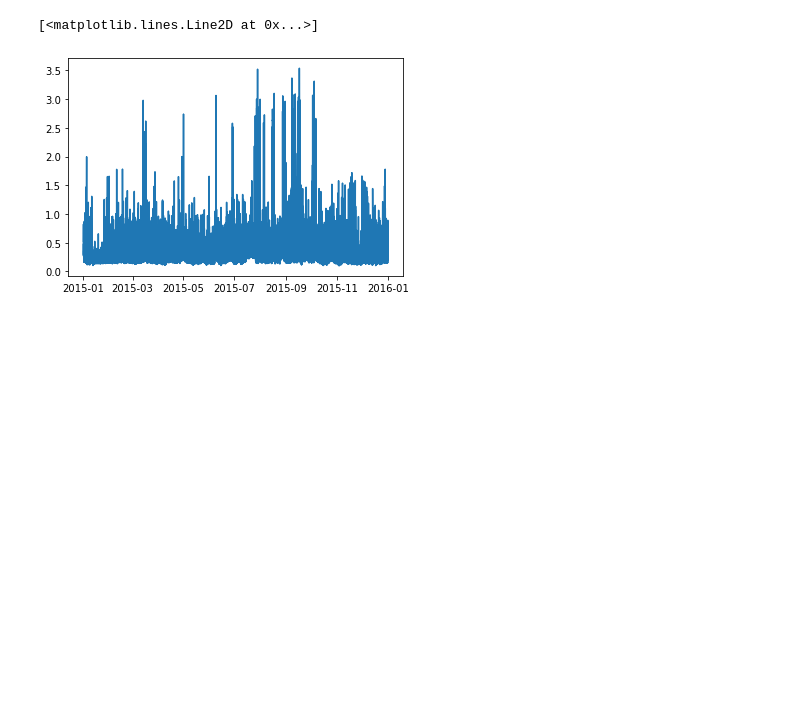
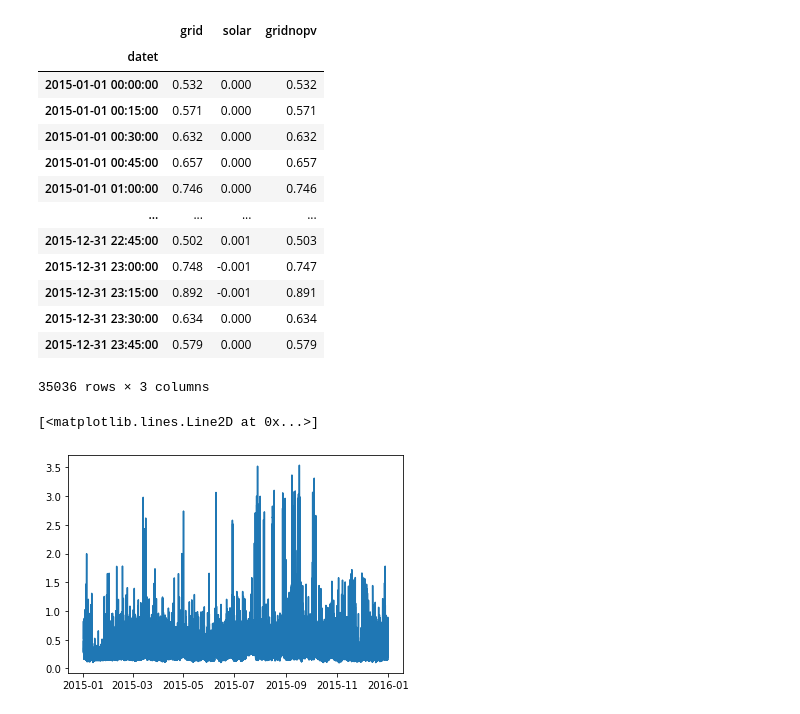
Before and after one commit to kevinrussellmoy/optimal-btm-storage-dispatch, a Jupyter notebook: csv_mod.ipynb, the cells around one changed output. Cells and saved outputs as stored; diff of their text form; code cells hidden in the pictures; blank space fills up the shorter version.

```diff
--- a/csv_mod.ipynb
+++ b/csv_mod.ipynb
@@ -41,3 +48,20 @@ df = df.interpolate()
+# %%
+df_final
+# %% [output]
+|  | grid | solar | gridnopv |
+| datet |  |  |  |
+| 2015-01-01 00:00:00 | 0.532 | 0.000 | 0.532 |
+| 2015-01-01 00:15:00 | 0.571 | 0.000 | 0.571 |
+| 2015-01-01 00:30:00 | 0.632 | 0.000 | 0.632 |
+| 2015-01-01 00:45:00 | 0.657 | 0.000 | 0.657 |
+| 2015-01-01 01:00:00 | 0.746 | 0.000 | 0.746 |
+| ... | ... | ... | ... |
+| 2015-12-31 22:45:00 | 0.502 | 0.001 | 0.503 |
+| 2015-12-31 23:00:00 | 0.748 | -0.001 | 0.747 |
+| 2015-12-31 23:15:00 | 0.892 | -0.001 | 0.891 |
+| 2015-12-31 23:30:00 | 0.634 | 0.000 | 0.634 |
+| 2015-12-31 23:45:00 | 0.579 | 0.000 | 0.579 |
+35036 rows × 3 columns
 # %%
 df.to_csv("df_final.csv")
 # %%
```
Also changed, not shown: parts of 1 cell of this notebook, 2 other files.
